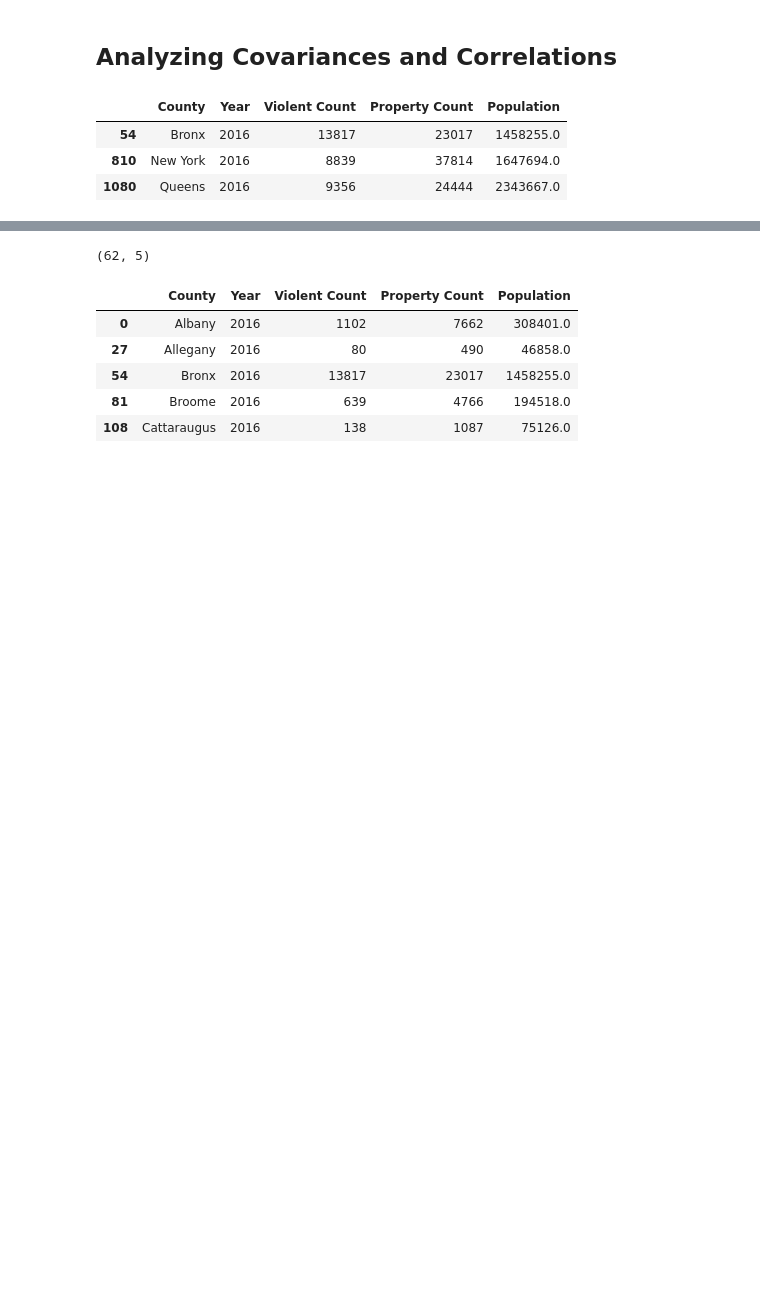
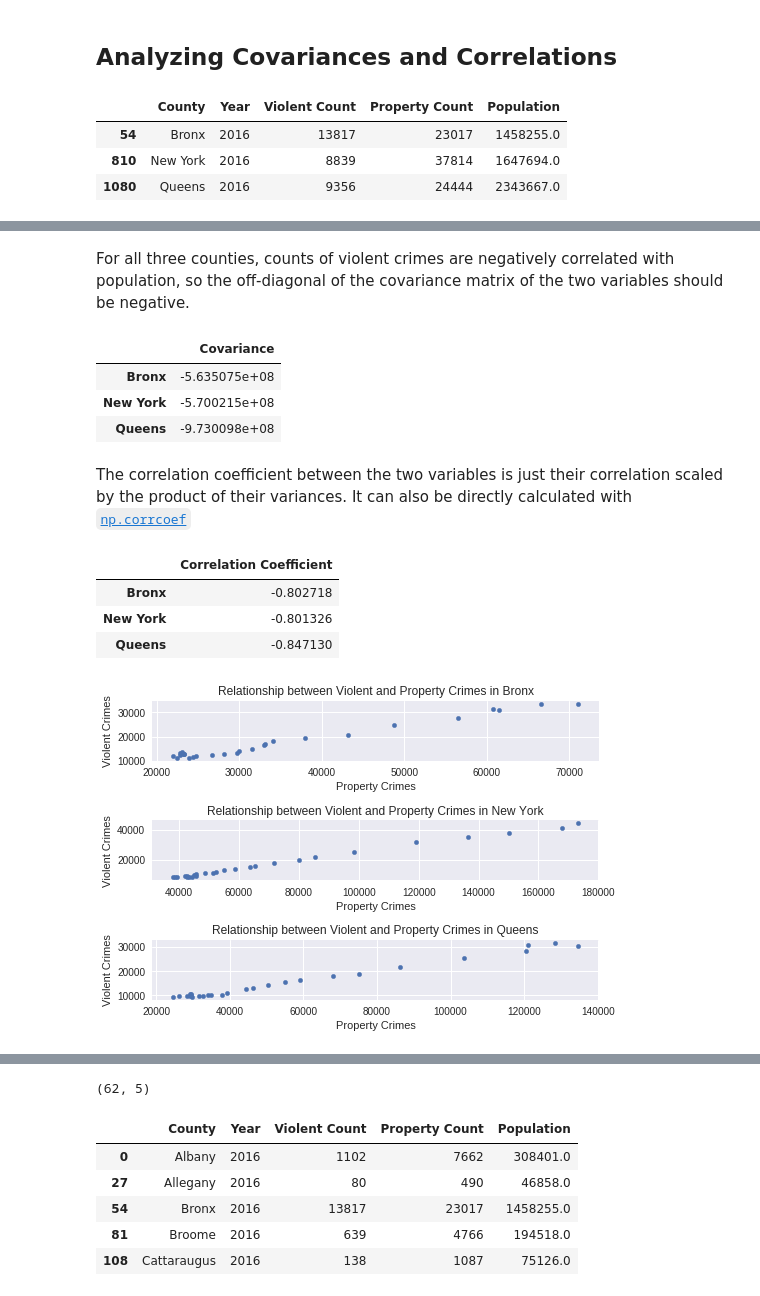
Before and after one commit to rayheberer/LambdaSchoolDataScience, a Jupyter notebook: Week 5 Probability and Statistics/Code Challenges/Day 2 Statistics 2.ipynb, the cells around one changed output, grey strips where cells are left out. Drawn from its saved outputs; the diff is of its cells as text; code cells hidden in the pictures; blank space fills up the shorter version.

```diff
--- a/Week 5 Probability and Statistics/Code Challenges/Day 2 Statistics 2.ipynb
+++ b/Week 5 Probability and Statistics/Code Challenges/Day 2 Statistics 2.ipynb
@@ -97,0 +114,41 @@ As there is only one entry per county, per year, we cannot perform valid analysi
+# %% [markdown]
+For all three counties, counts of violent crimes are negatively correlated with population, so the off-diagonal of the covariance matrix of the two variables should be negative.
+# %%
+mb, mn, mq = (bronx[['Violent Count', 'Population']].as_matrix(),
+             ny[['Violent Count', 'Population']].as_matrix(),
+             queens[['Violent Count', 'Population']].as_matrix())
+
+covariance_mb, covariance_mn, covariance_mq = np.cov(mb.T), np.cov(mn.T), np.cov(mq.T)
+
+cov_b, cov_n, cov_q = (covariance_mb[0,1],
+                       covariance_mn[0,1],
+                       covariance_mq[0,1])
+
+
+pd.DataFrame([cov_b, cov_n, cov_q], columns=['Covariance'], index=['Bronx', 'New York', 'Queens'])
+# %% [output]
+|  | Covariance |
+| Bronx | -5.635075e+08 |
+| New York | -5.700215e+08 |
+| Queens | -9.730098e+08 |
+# %% [markdown]
+The correlation coefficient between the two variables is just their correlation scaled by the product of their variances. It can also be directly calculated with [`np.corrcoef`](https://docs.scipy.org/doc/numpy-1.14.0/reference/generated/numpy.corrcoef.html)
+# %%
+cor_b, cor_n, cor_q = np.corrcoef(mb.T)[0,1], np.corrcoef(mn.T)[0,1], np.corrcoef(mq.T)[0,1]
+
+pd.DataFrame([cor_b, cor_n, cor_q], columns=['Correlation Coefficient'], index=['Bronx', 'New York', 'Queens'])
+# %% [output]
+|  | Correlation Coefficient |
+| Bronx | -0.802718 |
+| New York | -0.801326 |
+| Queens | -0.847130 |
+# %%
+fig, axs = plt.subplots(3, 1)
+fig.subplots_adjust(hspace=1)
+
+for i, city, label in zip(range(3), [bronx, ny, queens], ['Bronx', 'New York', 'Queens']):
+    axs[i].scatter(x=city['Property Count'], y=city['Violent Count'], s=20)
+    axs[i].set(title='Relationship between Violent and Property Crimes in {}'.format(label),
+               xlabel='Property Crimes', ylabel='Violent Crimes')
+# %% [output]
+[figure, added]
```
Also changed, not shown: parts of 11 cells of this notebook.
